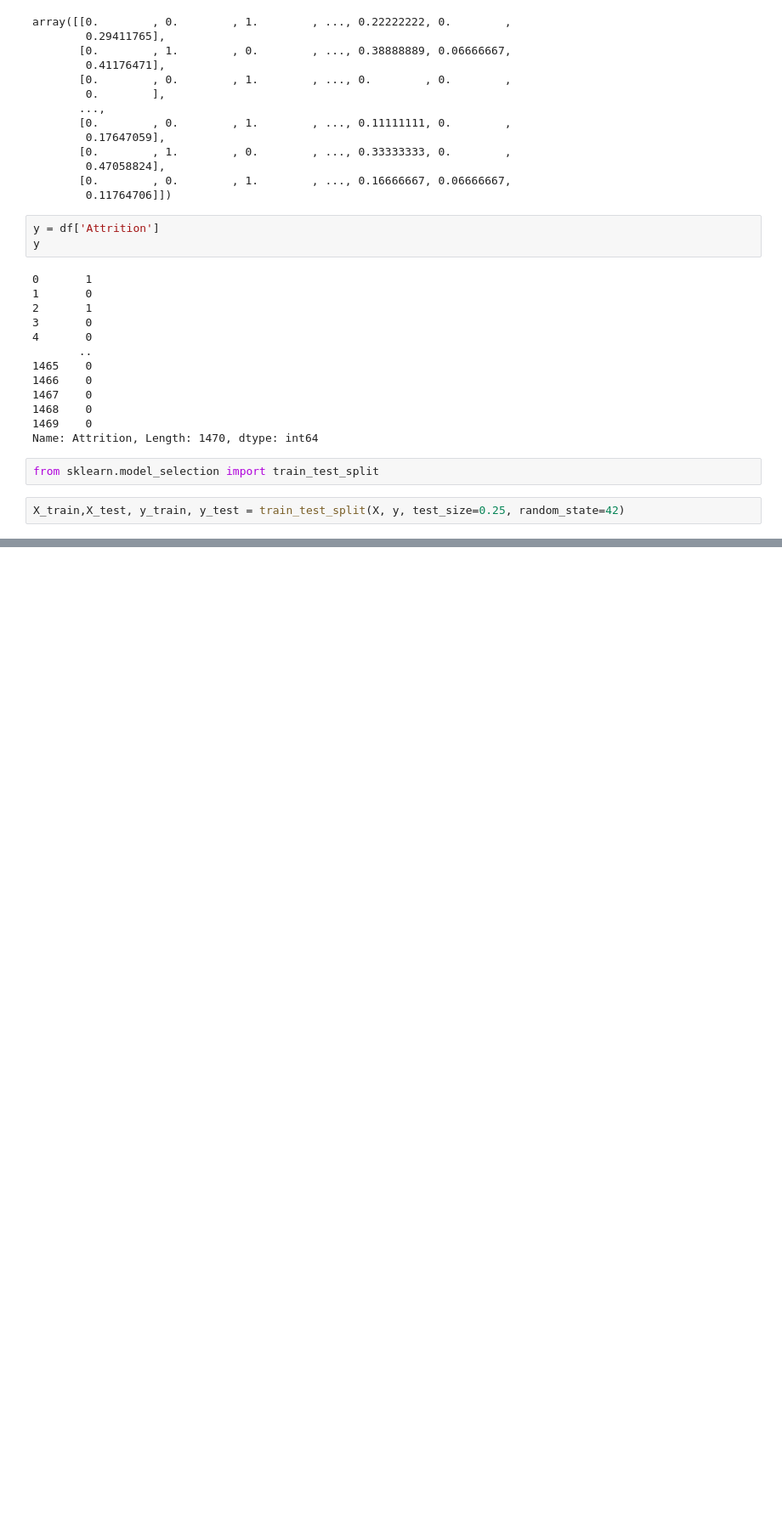
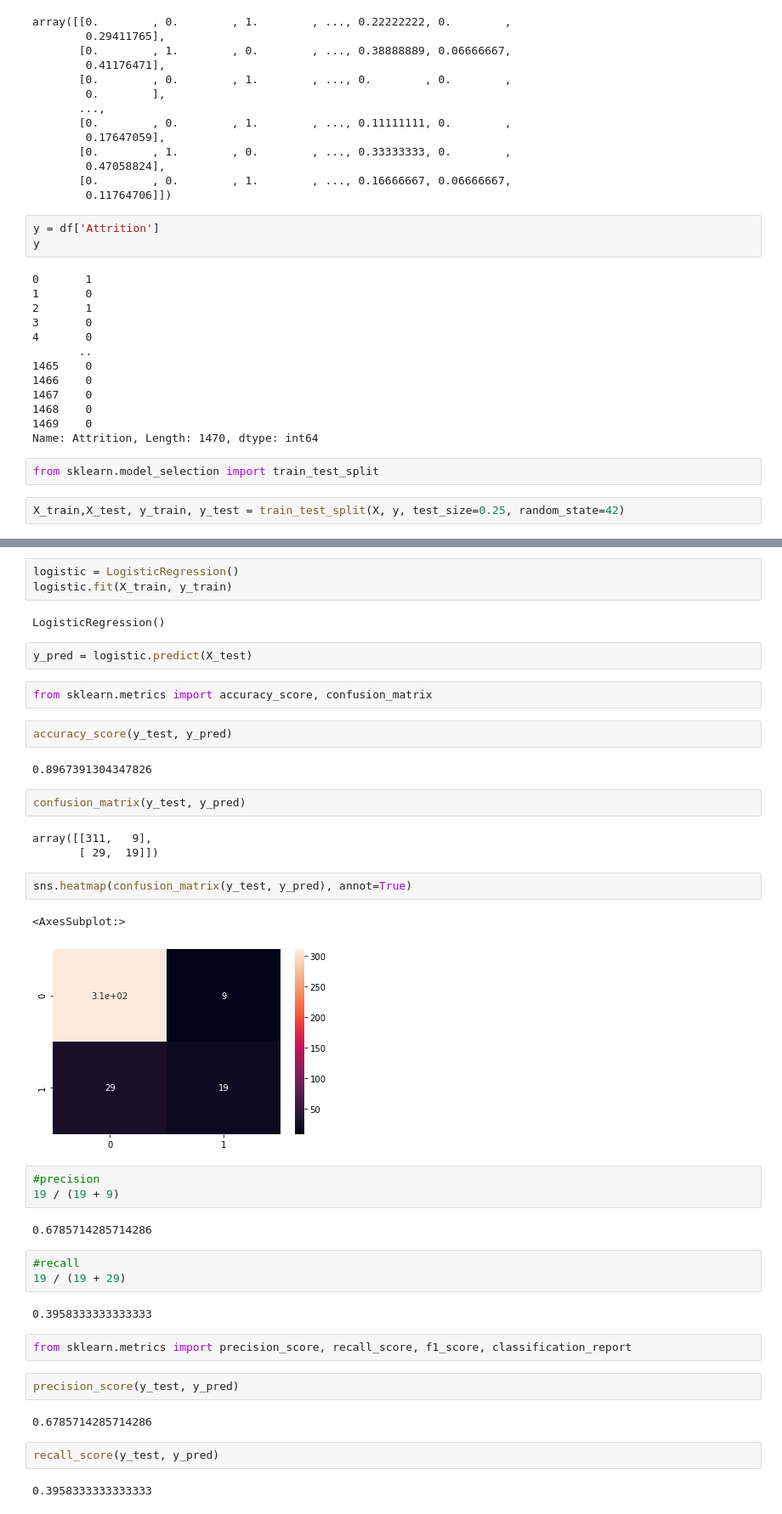
Before and after one commit to Paulo-Rodrigues/data_analysis_projects, a Jupyter notebook: hr/Departamento de Recursos Humanos.ipynb, the cells around one changed output, grey strips where cells are left out. Shown at 85% size. Drawn from its saved outputs; the diff is of its cells as text; blank space fills up the shorter version.

Commit message:
logistic regression and random forest

```diff
--- a/hr/Departamento de Recursos Humanos.ipynb
+++ b/hr/Departamento de Recursos Humanos.ipynb
@@ -321,0 +324,43 @@ X_train,X_test, y_train, y_test = train_test_split(X, y, test_size=0.25, random_
+# %%
+logistic = LogisticRegression()
+logistic.fit(X_train, y_train)
+# %% [output]
+LogisticRegression()
+# %%
+y_pred = logistic.predict(X_test)
+# %%
+from sklearn.metrics import accuracy_score, confusion_matrix
+# %%
+accuracy_score(y_test, y_pred)
+# %% [output]
+0.8967391304347826
+# %%
+confusion_matrix(y_test, y_pred)
+# %% [output]
+array([[311,   9],
+       [ 29,  19]])
+# %%
+sns.heatmap(confusion_matrix(y_test, y_pred), annot=True)
+# %% [output]
+<AxesSubplot:>
+[figure, added]
+# %%
+#precision
+19 / (19 + 9)
+# %% [output]
+0.6785714285714286
+# %%
+#recall
+19 / (19 + 29)
+# %% [output]
+0.3958333333333333
+# %%
+from sklearn.metrics import precision_score, recall_score, f1_score, classification_report
+# %%
+precision_score(y_test, y_pred)
+# %% [output]
+0.6785714285714286
+# %%
+recall_score(y_test, y_pred)
+# %% [output]
+0.3958333333333333
```
Also changed, not shown: parts of 9 cells of this notebook.
